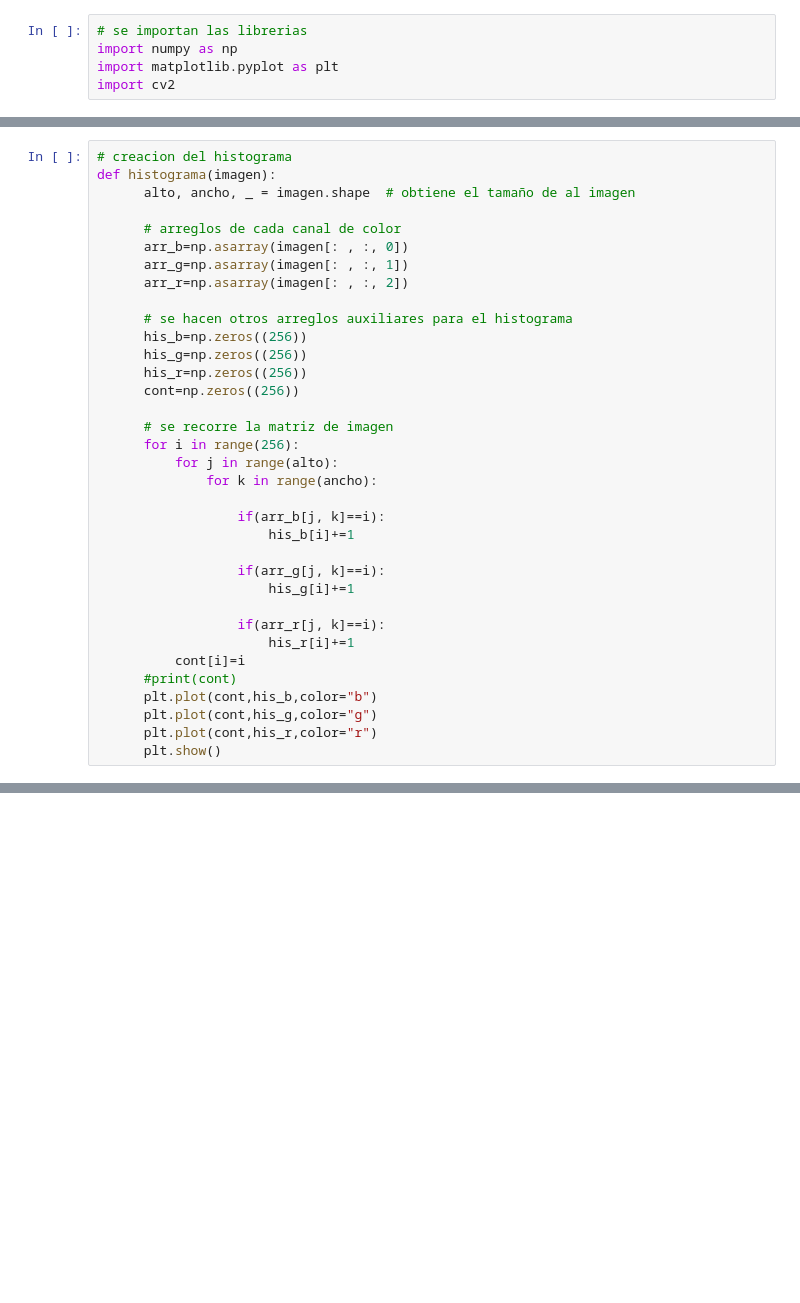
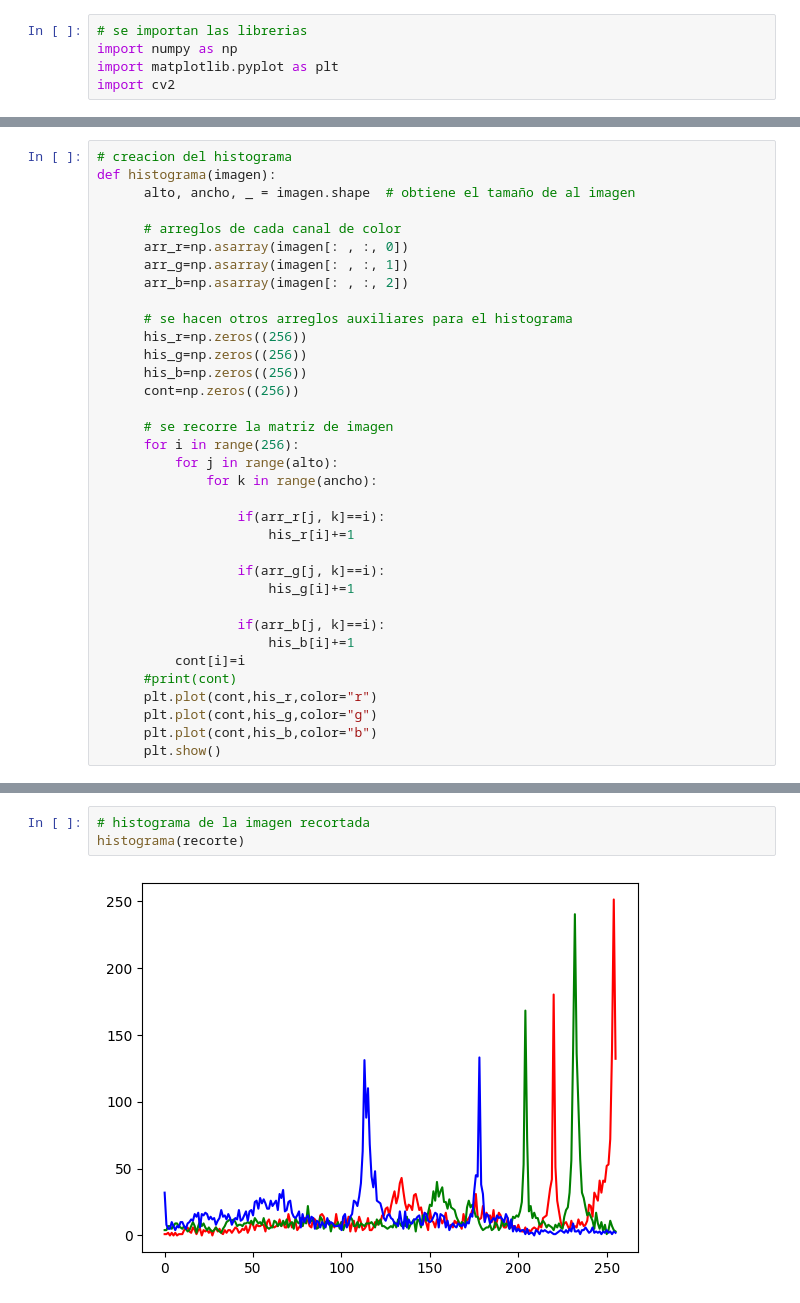
Before and after one commit to OmarFloresSanchez/Pancitos, a Jupyter notebook: Practica 1.2/practica1-2.ipynb, the cells around one changed output, grey strips where cells are left out. Drawn from its saved outputs; the diff is of its cells as text; blank space fills up the shorter version.

```diff
--- a/Practica 1.2/practica1-2.ipynb
+++ b/Practica 1.2/practica1-2.ipynb
@@ -22,14 +22,14 @@ def histograma(imagen):
       alto, ancho, _ = imagen.shape  # obtiene el tamaño de al imagen
 
       # arreglos de cada canal de color
-      arr_b=np.asarray(imagen[: , :, 0])
+      arr_r=np.asarray(imagen[: , :, 0])
       arr_g=np.asarray(imagen[: , :, 1])
-      arr_r=np.asarray(imagen[: , :, 2])
+      arr_b=np.asarray(imagen[: , :, 2])
 
       # se hacen otros arreglos auxiliares para el histograma
+      his_r=np.zeros((256))
+      his_g=np.zeros((256))
       his_b=np.zeros((256))
-      his_g=np.zeros((256))
-      his_r=np.zeros((256))
       cont=np.zeros((256))
 
       # se recorre la matriz de imagen
@@ -37,17 +37,17 @@ def histograma(imagen):
           for j in range(alto):
               for k in range(ancho):
 
-                  if(arr_b[j, k]==i):
-                      his_b[i]+=1
+                  if(arr_r[j, k]==i):
+                      his_r[i]+=1
 
                   if(arr_g[j, k]==i):
                       his_g[i]+=1
 
-                  if(arr_r[j, k]==i):
-                      his_r[i]+=1
+                  if(arr_b[j, k]==i):
+                      his_b[i]+=1
           cont[i]=i
       #print(cont)
+      plt.plot(cont,his_r,color="r")
+      plt.plot(cont,his_g,color="g")
       plt.plot(cont,his_b,color="b")
-      plt.plot(cont,his_g,color="g")
-      plt.plot(cont,his_r,color="r")
       plt.show()
@@ -66,0 +77,5 @@ histograma(img)
+# %%
+# histograma de la imagen recortada
+histograma(recorte)
+# %% [output]
+[figure, added]
```
Also changed, not shown: parts of 8 cells of this notebook.
